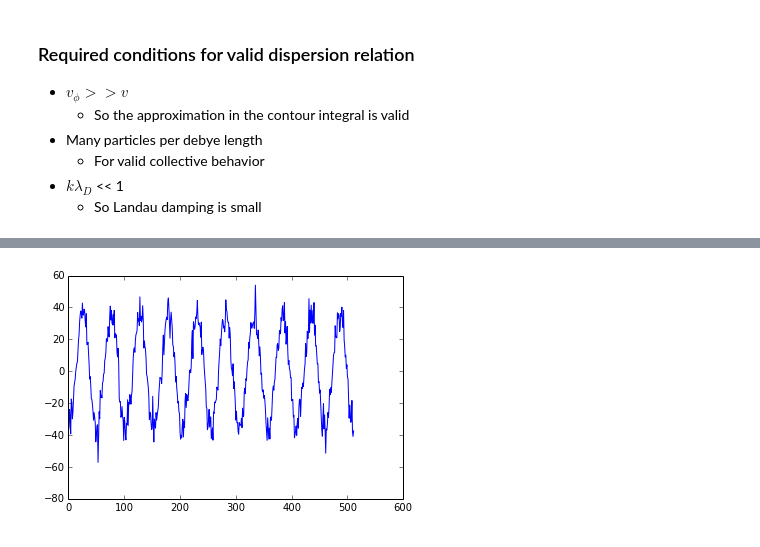
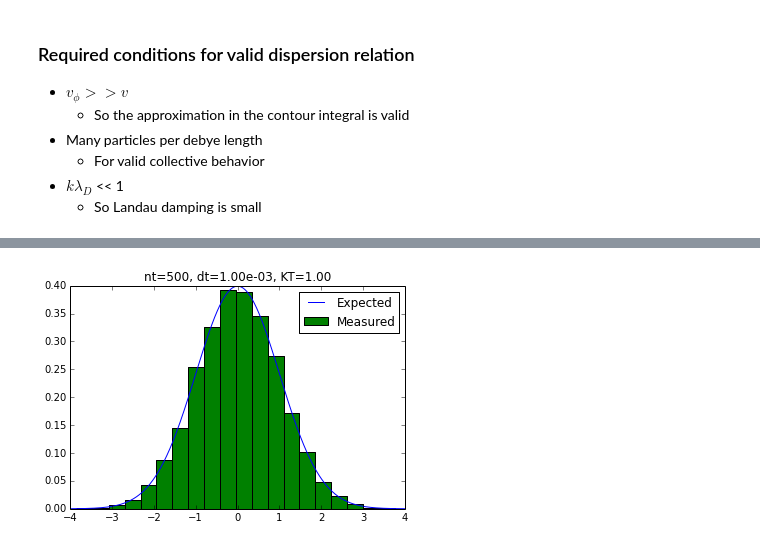
Before and after one commit to shigh/pyes1, a Jupyter notebook: pyes1/1d2v-warm.ipynb, the cells around one changed output, grey strips where cells are left out. Cells and saved outputs as stored; diff of their text form; code cells hidden in the pictures.

```diff
--- a/pyes1/1d2v-warm.ipynb
+++ b/pyes1/1d2v-warm.ipynb
@@ -97,17 +101,6 @@ for i in range(vx.shape[0]):
 if False:
     plt.title("Error in average kinetic energy")
     plt.plot(temps-KT/2.)
-# %%
-v_vals = np.linspace(-1, 1, 100)
-expected = np.sqrt(m/(2*np.pi*KT))*np.exp(-m*v_vals**2/(KT*2))
-if False:
-    _ = plt.figure(figsize=(10, 4))
-    plt.subplot(1,2,1)
-    plt.plot(v_vals, expected)
-    plt.hist(vx0, bins=20, normed=True);
-    plt.subplot(1,2,2)
-    plt.plot(v_vals, expected)
-    plt.hist(vx[-1,:], bins=20, normed=True);
 # %%
 t_vals = np.linspace(0, nt*dt, nt+1)
 rk = np.fft.rfft(rho, axis=1)[:, mode]
@@ -132,12 +120,5 @@ plt.savefig('warm-oscillation.pdf')
-# %%
-if False:
-    x_vals = np.linspace(0., L, nx+1)[:-1]
-    b = 10
-    pick = np.bitwise_and(xp>=x_vals[b], xp<x_vals[b+1])
-    i = 10
-    plt.hist(vx[i][pick[i]]);
 # %%
-if True:
+if False:
     fig = plt.figure()
     p1 = fig.add_subplot(1, 1, 1)
     imgs = []
@@ -148,9 +129,9 @@ if True:
         rhok[0] = 0.
         rhok = np.real(rhok*rhok.conj())
         imgs.append((#p1.scatter(xp[i,:], vx[i,:], color='b', s=s),
-                     #p1.plot(x_vals, rho[i,:], color='b')[0],
+                     p1.plot(x_vals, rho[i,:], color='b')[0],
                      #p1.plot(rhok, color='b')[0],
-                     plt.plot(weight(xp[i],vx[i],nx,L),'b')[0],
+                     #plt.plot(weight(xp[i],vx[i],nx,L),'b')[0],
                     ))
 
 
@@ -158,5 +139,16 @@ if True:
                                        interval=50, repeat_delay=3000,
                                        blit=True)
     im_ani.save("1d2v-warm.mp4", writer="mencoder")
-# %% [output]
-[figure, removed]
+# %%
+# Check the velocity distribution wrt a Maxwellian
+# Should match when A==0
+if True:
+    x_vals = np.linspace(-4,4,1000)
+    expected = np.sqrt(m/(2*np.pi*KT))*np.exp(-m*x_vals**2/(KT*2))
+    plt.plot(x_vals, expected, label="Expected")
+    plt.hist(vx[-1], normed=True, bins=20, label="Measured");
+    plt.legend()
+    plt.title("nt=%i, dt=%.2e, KT=%.2f"%(nt, dt, KT))
+    plt.savefig("maxwell-check.pdf")
+# %% [output]
+[figure, added]
```
Also changed, not shown: parts of 3 cells of this notebook, 1 other file.
